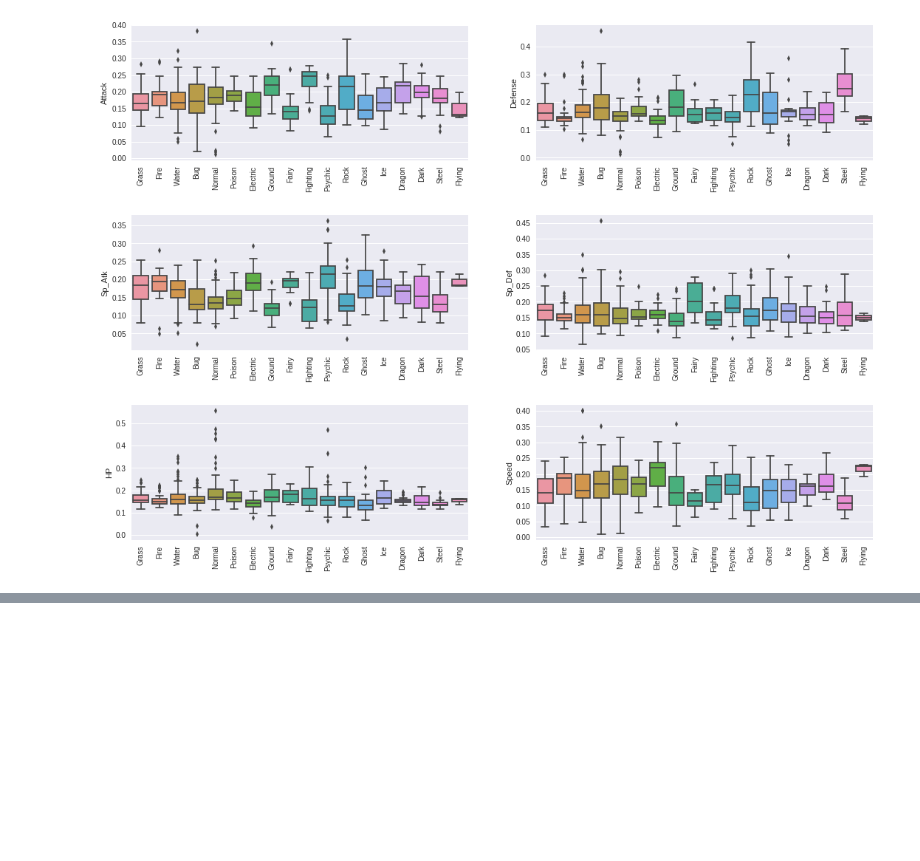
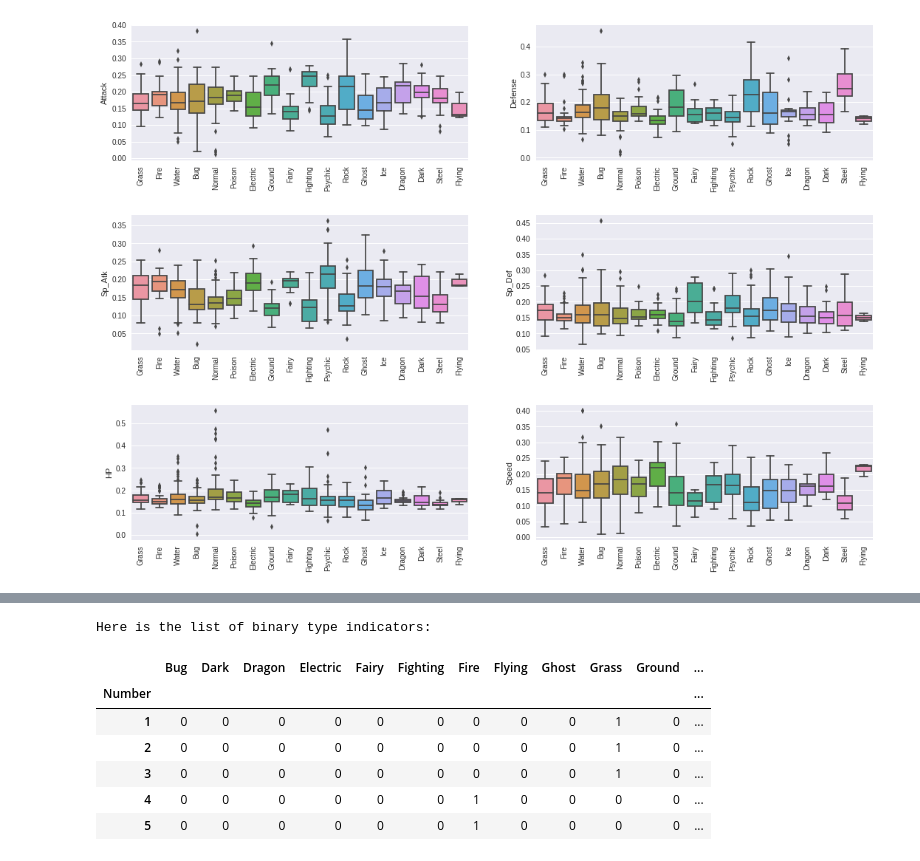
Before and after one commit to varennes/Pokemon-ML, a Jupyter notebook: notebook/02_typePrediction.ipynb, the cells around one changed output, grey strips where cells are left out. Cells and saved outputs as stored; diff of their text form; code cells hidden in the pictures; blank space fills up the shorter version.

```diff
--- a/notebook/02_typePrediction.ipynb
+++ b/notebook/02_typePrediction.ipynb
@@ -190,0 +200,17 @@ for i, b in enumerate( battleFeatures):
+# %%
+df_flying = df_type
+df_flying.Type_2.loc[ df_type['Type_2'].isnull() == True] = ''
+typeSeries = df_flying['Type_1'] + '|' + df_flying['Type_2']
+typeMatrix = typeSeries.str.get_dummies('|')
+
+print 'Here is the list of binary type indicators:'
+typeMatrix.head()
+# %% [output]
+Here is the list of binary type indicators:
+|  | Bug | Dark | Dragon | Electric | Fairy | Fighting | Fire | Flying | Ghost | Grass | Ground | ... |
+| Number |  |  |  |  |  |  |  |  |  |  |  | ... |
+| 1 | 0 | 0 | 0 | 0 | 0 | 0 | 0 | 0 | 0 | 1 | 0 | ... |
+| 2 | 0 | 0 | 0 | 0 | 0 | 0 | 0 | 0 | 0 | 1 | 0 | ... |
+| 3 | 0 | 0 | 0 | 0 | 0 | 0 | 0 | 0 | 0 | 1 | 0 | ... |
+| 4 | 0 | 0 | 0 | 0 | 0 | 0 | 1 | 0 | 0 | 0 | 0 | ... |
+| 5 | 0 | 0 | 0 | 0 | 0 | 0 | 1 | 0 | 0 | 0 | 0 | ... |
```
Also changed, not shown: parts of 11 cells of this notebook, 1 other file.
